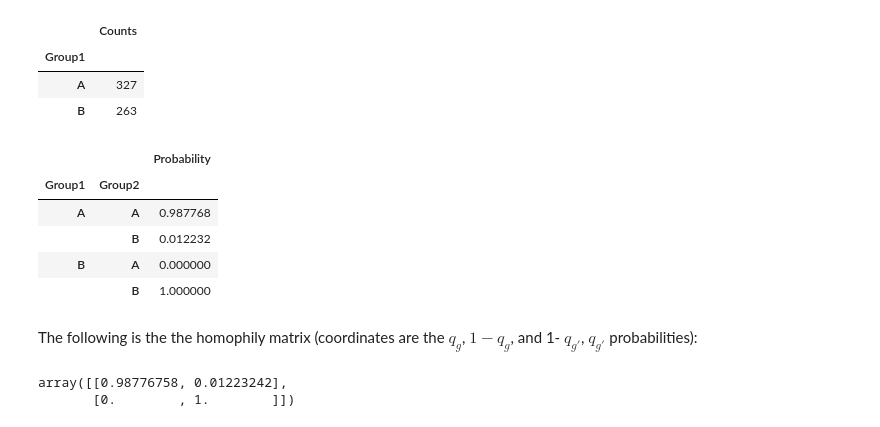
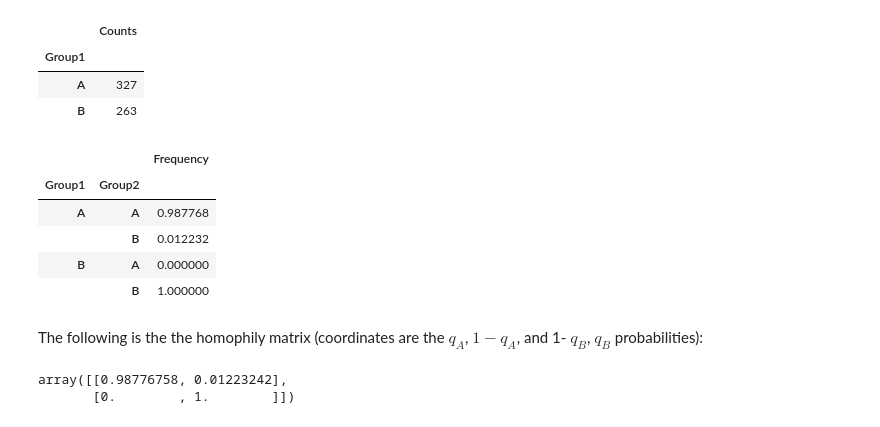
Before and after one commit to jfinocchiaro/long-term-fair-mdps, a Jupyter notebook: political-influence/probability_sharing_distributions.ipynb, the cells around one changed output. Saved outputs shown, nothing was run; the diff lists cells and outputs as text; code cells hidden in the pictures.

```diff
--- a/political-influence/probability_sharing_distributions.ipynb
+++ b/political-influence/probability_sharing_distributions.ipynb
@@ -78,17 +112,17 @@ groups
 | A | 327 |
 | B | 263 |
 # %%
-qs = (replacements / groups).rename(columns={'Counts': 'Probability'})
+qs = (replacements / groups).rename(columns={'Counts': 'Frequency'})
 qs
 # %% [output]
-|  |  | Probability |
+|  |  | Frequency |
 | Group1 | Group2 |  |
 | A | A | 0.987768 |
 |  | B | 0.012232 |
 | B | A | 0.000000 |
 |  | B | 1.000000 |
 # %% [markdown]
-The following is the the homophily matrix (coordinates are the $q_g$, $1-q_g$, and 1- $q_{g'}$, $q_{g'}$ probabilities):
+The following is the the homophily matrix (coordinates are the $q_A$, $1-q_A$, and 1- $q_B$, $q_B$ probabilities):
 # %%
 qs.unstack().values
 # %% [output]
```
Also changed, not shown: parts of 37 cells of this notebook.
